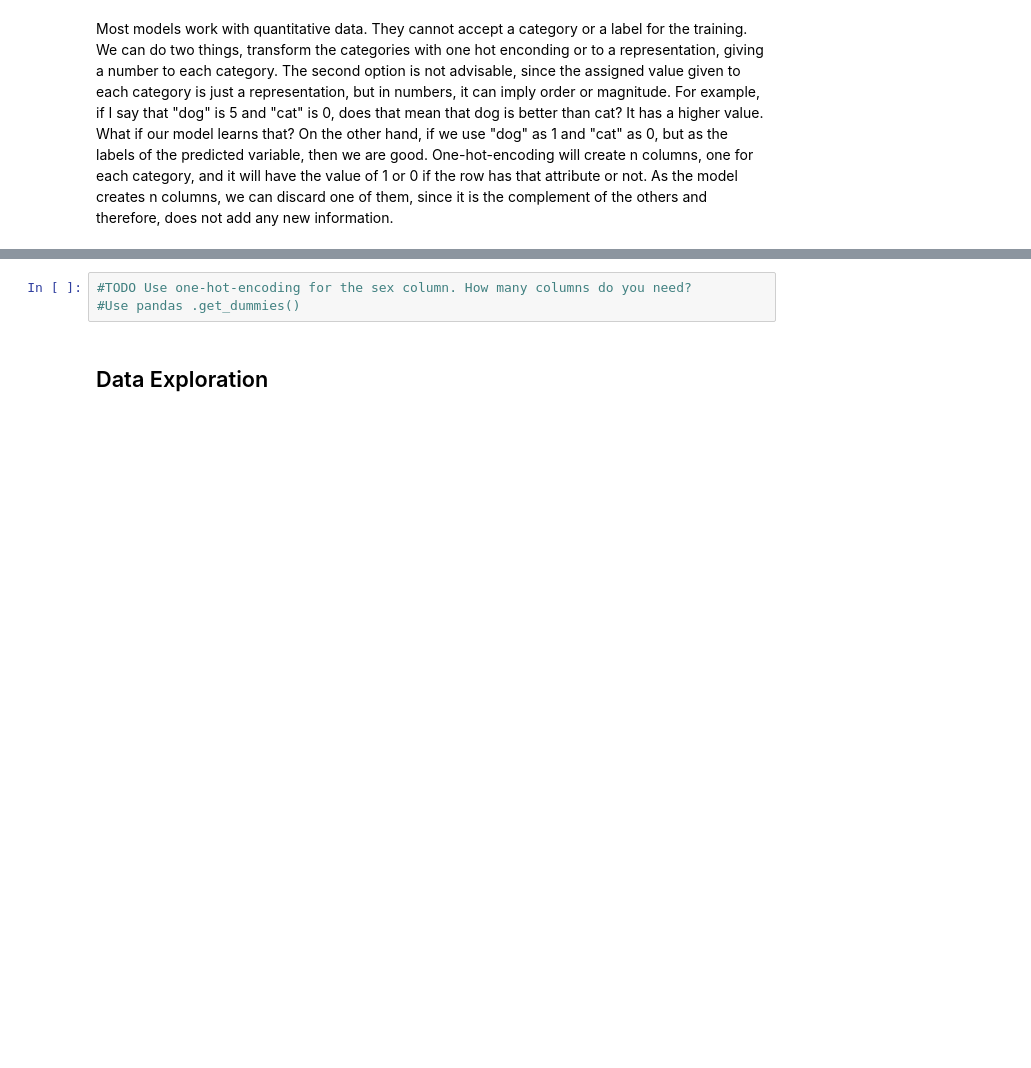
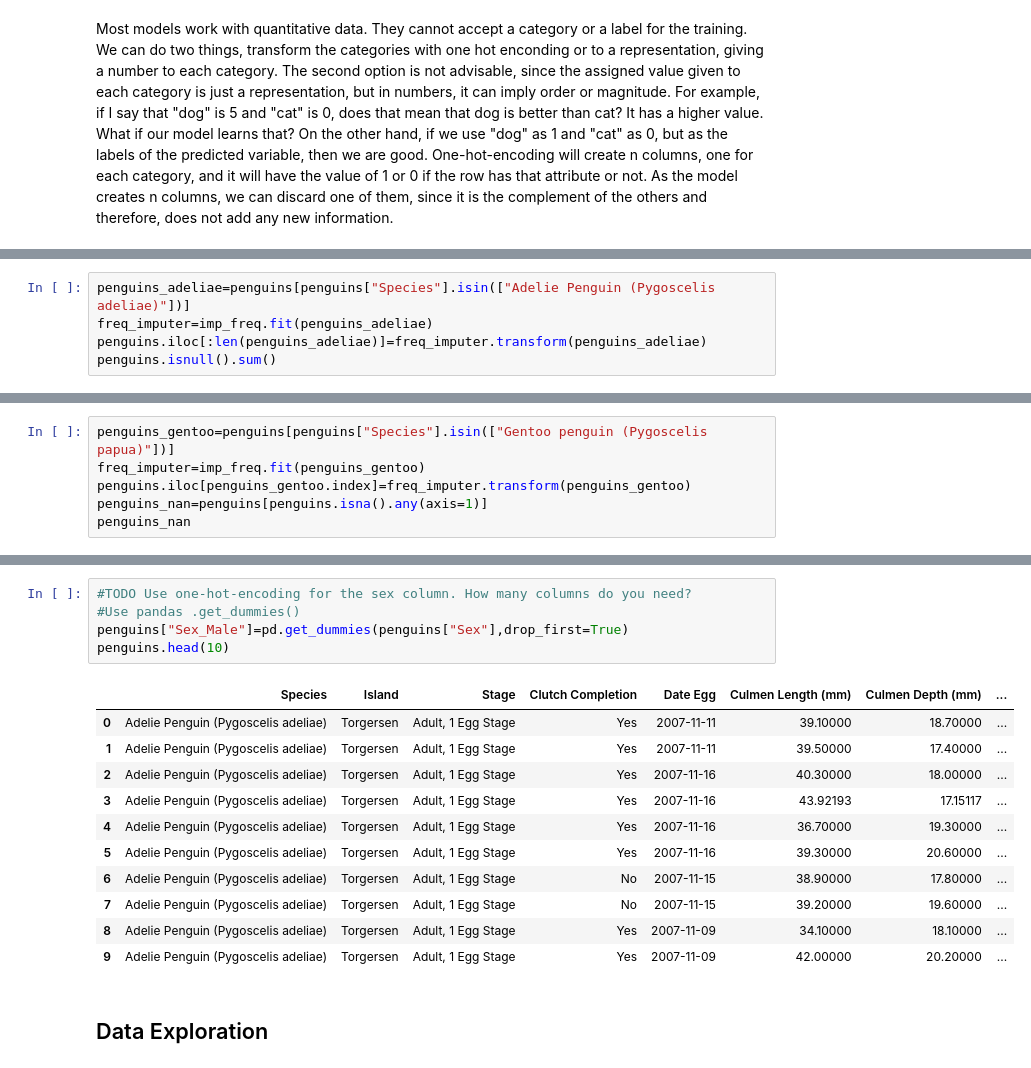
Before and after one commit to jcasarmiento/PS_Data_Science, a Jupyter notebook: Penguins/PenguinsEx.ipynb, the cells around one changed output, grey strips where cells are left out. Drawn from its saved outputs; the diff is of its cells as text; blank space fills up the shorter version.

```diff
--- a/Penguins/PenguinsEx.ipynb
+++ b/Penguins/PenguinsEx.ipynb
@@ -203,0 +310,5 @@ One-hot-encoding will create n columns, one for each category, and it will have
+# %%
+penguins_adeliae=penguins[penguins["Species"].isin(["Adelie Penguin (Pygoscelis adeliae)"])]
+freq_imputer=imp_freq.fit(penguins_adeliae)
+penguins.iloc[:len(penguins_adeliae)]=freq_imputer.transform(penguins_adeliae)
+penguins.isnull().sum()
@@ -203,0 +339,6 @@ One-hot-encoding will create n columns, one for each category, and it will have
+# %%
+penguins_gentoo=penguins[penguins["Species"].isin(["Gentoo penguin (Pygoscelis papua)"])]
+freq_imputer=imp_freq.fit(penguins_gentoo)
+penguins.iloc[penguins_gentoo.index]=freq_imputer.transform(penguins_gentoo)
+penguins_nan=penguins[penguins.isna().any(axis=1)]
+penguins_nan
@@ -206,6 +364,20 @@ One-hot-encoding will create n columns, one for each category, and it will have
 # %%
 #TODO Use one-hot-encoding for the sex column. How many columns do you need?
 #Use pandas .get_dummies()
+penguins["Sex_Male"]=pd.get_dummies(penguins["Sex"],drop_first=True)
+penguins.head(10)
+# %% [output]
+|  | Species | Island | Stage | Clutch Completion | Date Egg | Culmen Length (mm) | Culmen Depth (mm) | ... |
+| 0 | Adelie Penguin (Pygoscelis adeliae) | Torgersen | Adult, 1 Egg Stage | Yes | 2007-11-11 | 39.10000 | 18.70000 | ... |
+| 1 | Adelie Penguin (Pygoscelis adeliae) | Torgersen | Adult, 1 Egg Stage | Yes | 2007-11-11 | 39.50000 | 17.40000 | ... |
+| 2 | Adelie Penguin (Pygoscelis adeliae) | Torgersen | Adult, 1 Egg Stage | Yes | 2007-11-16 | 40.30000 | 18.00000 | ... |
+| 3 | Adelie Penguin (Pygoscelis adeliae) | Torgersen | Adult, 1 Egg Stage | Yes | 2007-11-16 | 43.92193 | 17.15117 | ... |
+| 4 | Adelie Penguin (Pygoscelis adeliae) | Torgersen | Adult, 1 Egg Stage | Yes | 2007-11-16 | 36.70000 | 19.30000 | ... |
+| 5 | Adelie Penguin (Pygoscelis adeliae) | Torgersen | Adult, 1 Egg Stage | Yes | 2007-11-16 | 39.30000 | 20.60000 | ... |
+| 6 | Adelie Penguin (Pygoscelis adeliae) | Torgersen | Adult, 1 Egg Stage | No | 2007-11-15 | 38.90000 | 17.80000 | ... |
+| 7 | Adelie Penguin (Pygoscelis adeliae) | Torgersen | Adult, 1 Egg Stage | No | 2007-11-15 | 39.20000 | 19.60000 | ... |
+| 8 | Adelie Penguin (Pygoscelis adeliae) | Torgersen | Adult, 1 Egg Stage | Yes | 2007-11-09 | 34.10000 | 18.10000 | ... |
+| 9 | Adelie Penguin (Pygoscelis adeliae) | Torgersen | Adult, 1 Egg Stage | Yes | 2007-11-09 | 42.00000 | 20.20000 | ... |
 # %% [markdown]
 ## Data Exploration
 # %% [markdown]
```
Also changed, not shown: parts of 13 cells of this notebook.
